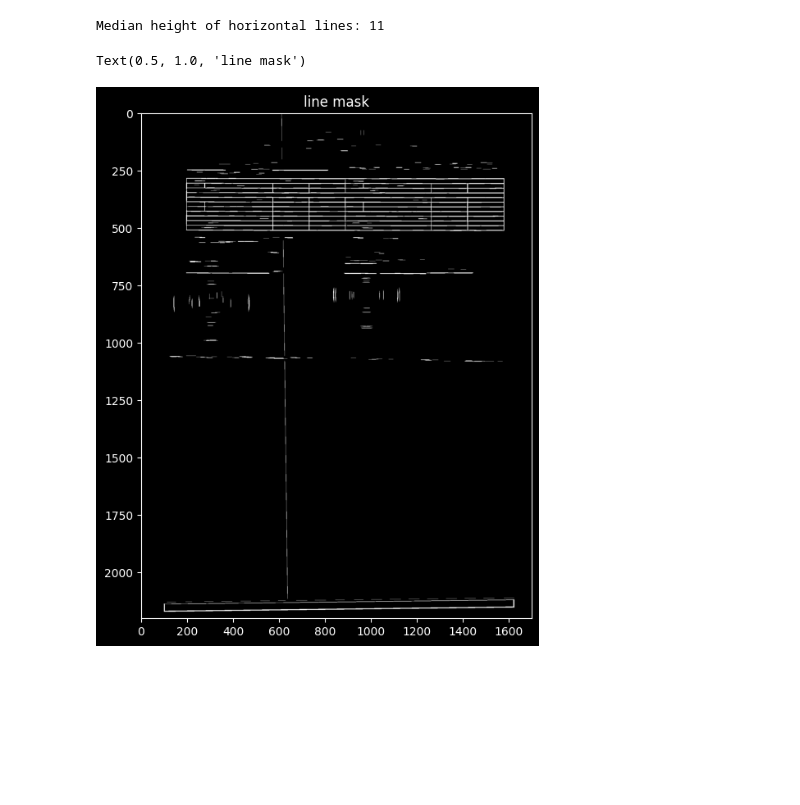
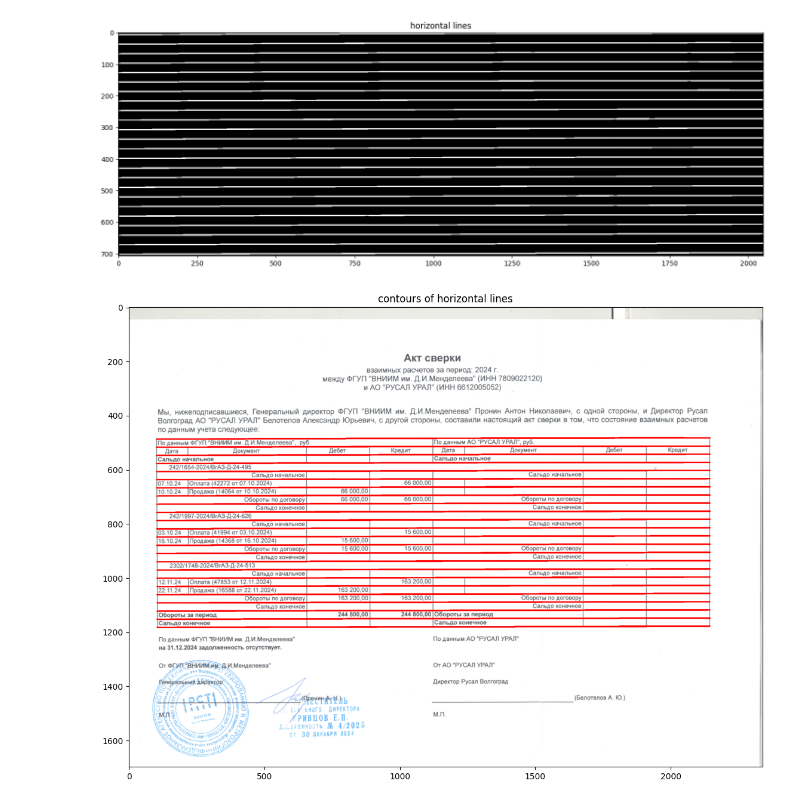
Before and after one commit to SergeyKrasnoslobodtsev/recon_vision, a Jupyter notebook: notebooks/test_table_mask.ipynb, the cells around one changed output. Saved outputs shown, nothing was run; the diff lists cells and outputs as text; code cells hidden in the pictures; blank space fills up the shorter version.

```diff
--- a/notebooks/test_table_mask.ipynb
+++ b/notebooks/test_table_mask.ipynb
@@ -40,7 +33,7 @@ debug_image_observer = DebugImageObserver(output_dir=output_dir)
 from vision_core.loader.pdf_loader import PDFLoader
 from vision_core.preprocessor.image_orientation import PageOrientationPreprocessor
 
-img = PDFLoader(pdf_bytes=file.read_bytes()).get_page_image(page_num=0, dpi=200)
+img = PDFLoader(pdf_bytes=files[IDX_FILE].read_bytes()).get_page_image(page_num=0, dpi=200)
 
 img, _ = PageOrientationPreprocessor().process(img)
 # %% [output]
@@ -85,7 +78,7 @@ gamma_img = cv2.LUT(blur, lut.astype(np.uint8))
 # plt.title("gamma corrected lightness channel")
 # plt.show()
 # %%
-bin_img = cv2.adaptiveThreshold(gamma_img, 255, cv2.ADAPTIVE_THRESH_MEAN_C, cv2.THRESH_BINARY_INV, 15, 50)
+bin_img = cv2.adaptiveThreshold(gamma_img, 255, cv2.ADAPTIVE_THRESH_MEAN_C, cv2.THRESH_BINARY_INV, 15, 5)
 
 # plt.figure(figsize=(20, 30))
 # plt.imshow(bin_img, cmap='gray')
@@ -101,25 +149,38 @@ bin_img = cv2.dilate(bin_img, cv2.getStructuringElement(cv2.MORPH_RECT, (1, 1)),
+# %%
+scale = 40
+
+# в каждом боксе найдем горизонтальные линии
+h_lines_mask = []
+for bbox in bboxes:
+    box_bin = bbox.roi(bin_img)
+    horiz_kernel = cv2.getStructuringElement(cv2.MORPH_RECT, (int(box_bin.shape[1] // scale), 1))
+    mask = cv2.morphologyEx(box_bin, cv2.MORPH_OPEN, horiz_kernel, iterations=2)
+    mask = cv2.dilate(mask, cv2.getStructuringElement(cv2.MORPH_RECT, (1, 1)), iterations=1)
+    h_lines_mask.append(mask)
+
+plt.figure(figsize=(18, 6))
+plt.imshow(h_lines_mask[0], cmap='gray')
+plt.title("horizontal lines")
+plt.show()
+# %% [output]
+[figure, added]
 # %%
-scale = 150
+# найдем горизонтальные линии в каждом боксе
+contour_img = img.copy()
 
-horiz_kernel = cv2.getStructuringElement(cv2.MORPH_RECT, (int(bin_img.shape[1] / scale), 1))
-horizontal_lines = cv2.morphologyEx(bin_img, cv2.MORPH_OPEN, horiz_kernel, iterations=2)
+h_raw_lines = []
 
-# get median height of horizontal lines
-horizontal_lines_dilated = cv2.dilate(horizontal_lines, cv2.getStructuringElement(cv2.MORPH_RECT, (1, 5)), iterations=2)
-contours, _ = cv2.findContours(horizontal_lines_dilated, cv2.RETR_EXTERNAL, cv2.CHAIN_APPROX_SIMPLE)
-heights = [cv2.boundingRect(cnt)[3] for cnt in contours]
-median_height = int(np.median(heights))
-print(f"Median height of horizontal lines: {median_height}")
+for bbox, mask in zip(bboxes, h_lines_mask, strict=False):
+    lines = cv2.HoughLinesP(mask, 1, np.pi / 180, threshold=15, minLineLength=bbox.width//10, maxLineGap=bbox.width//10)
+    h_raw_lines.append(lines)
+    x_min, y_min, x_max, y_max = bbox.to_tuple()
+    for line in lines:
+        x1, y1, x2, y2 = line[0]
+        cv2.line(contour_img, (x1 + x_min, y1 + y_min), (x2 + x_min, y2 + y_min), (255, 0, 0), 2)
 
-vertical_kernel = cv2.getStructuringElement(cv2.MORPH_RECT, (1, median_height))
-
-vertical_lines = cv2.morphologyEx(bin_img, cv2.MORPH_OPEN, vertical_kernel, iterations=2)
-
-mask = cv2.bitwise_or(horizontal_lines, vertical_lines)
-plt.figure(figsize=(12, 8))
-plt.imshow(mask, cmap='gray')
-plt.title('line mask')
+plt.figure(figsize=(20, 10))
+plt.imshow(contour_img)
+plt.title("contours of horizontal lines")
+plt.show()
 # %% [output]
-Median height of horizontal lines: 11
-Text(0.5, 1.0, 'line mask')
-[figure, old version]
+[figure, new version]
```
Also changed, not shown: parts of 22 cells of this notebook.
